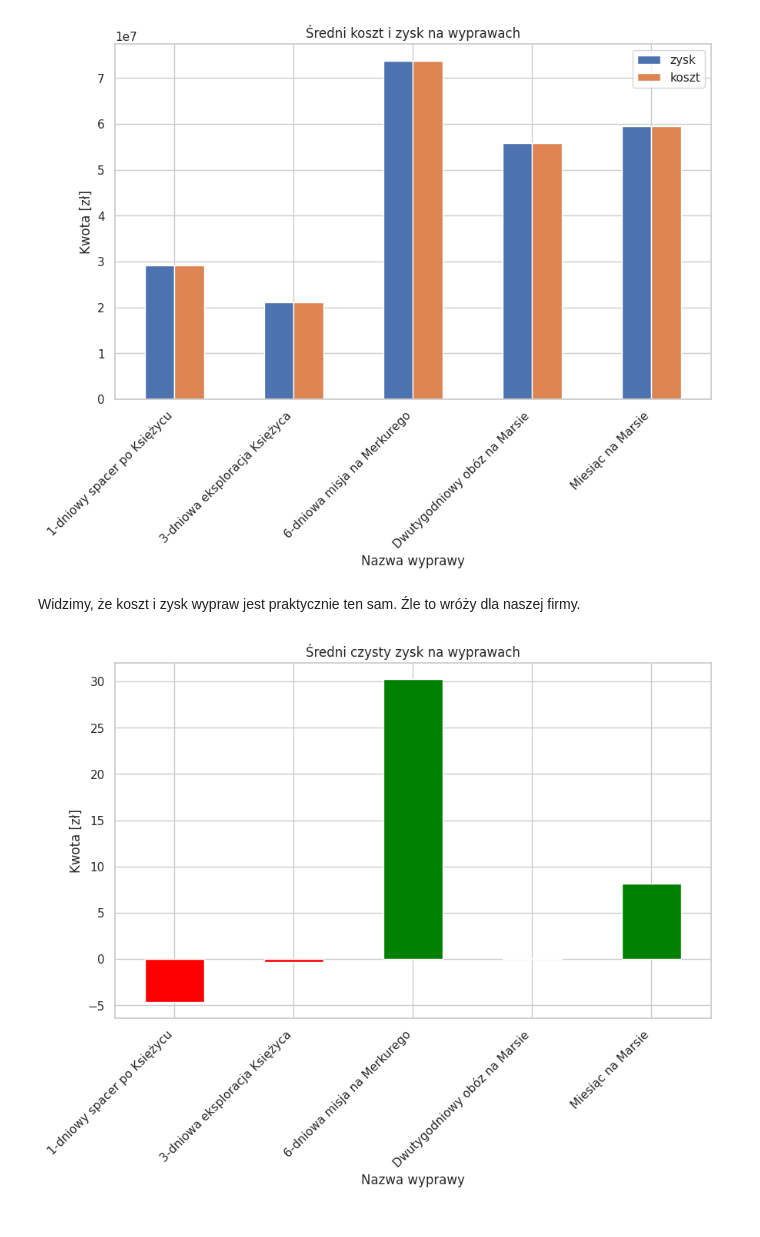
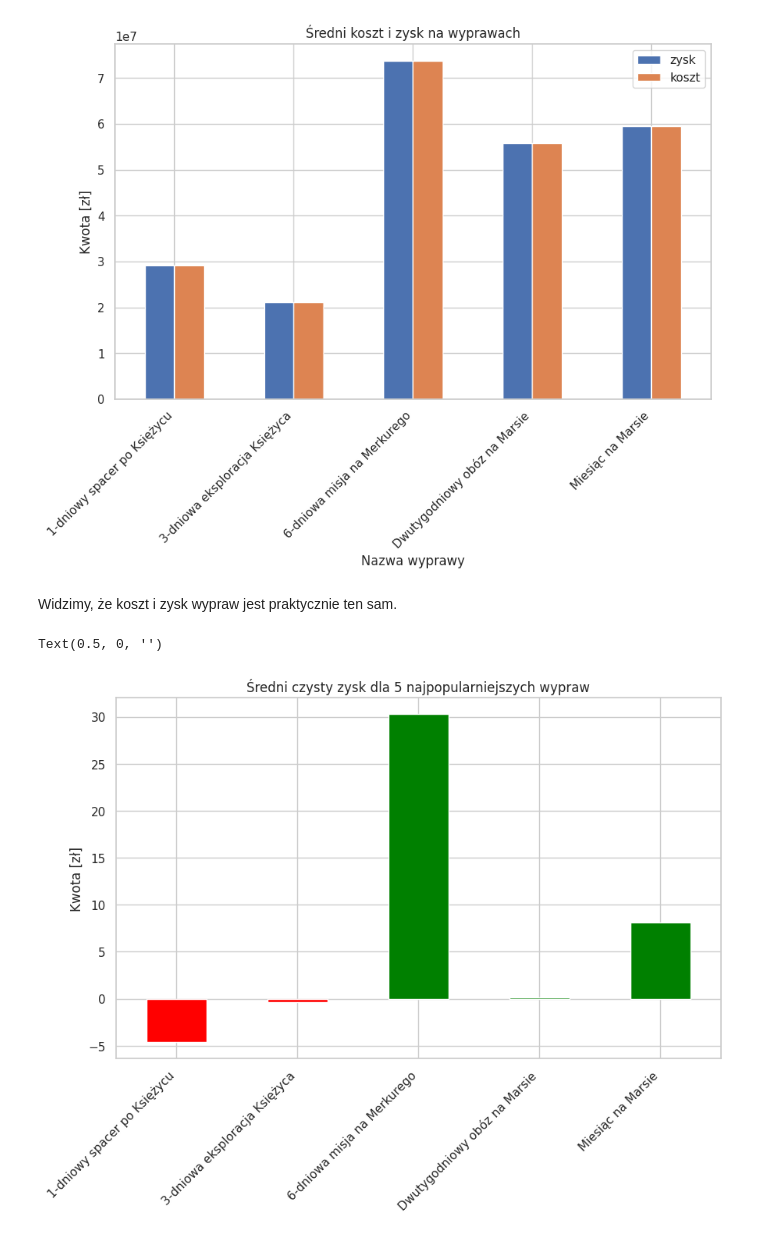
Before and after one commit to Enlightened-Monkey/Space-U, a Jupyter notebook: Kacper/raport.ipynb, the cells around one changed output. Saved outputs shown, nothing was run; the diff lists cells and outputs as text; code cells hidden in the pictures.

```diff
--- a/Kacper/raport.ipynb
+++ b/Kacper/raport.ipynb
@@ -95,18 +96,20 @@ ax.set_xticklabels(ax.get_xticklabels(), rotation=45, ha='right');
 # %% [output]
 [figure]
 # %% [markdown]
-Widzimy, że koszt i zysk wypraw jest praktycznie ten sam. Źle to wróży dla naszej firmy.
+Widzimy, że koszt i zysk wypraw jest praktycznie ten sam.
 # %%
 zyski_koszta['czysty_zysk'] = zyski_koszta['zysk'] - zyski_koszta['koszt']
 colors = ['red' if x < 0 else 'green' for x in zyski_koszta['czysty_zysk']]
 ax = zyski_koszta['czysty_zysk'].plot.bar(
-    title='Średni czysty zysk na wyprawach',
+    title='Średni czysty zysk dla 5 najpopularniejszych wypraw',
     ylabel='Kwota [zł]',
-    xlabel='Nazwa wyprawy',
+
     figsize=(10, 6),
     color=colors
 )
 ax.set_xticklabels(ax.get_xticklabels(), rotation=45, ha='right');
+ax.set_xlabel(None)
 # %% [output]
+Text(0.5, 0, '')
-[figure, old version]
+[figure, new version]
 # %% [markdown]
```
Also changed, not shown: parts of 8 cells of this notebook, 2 other files.
